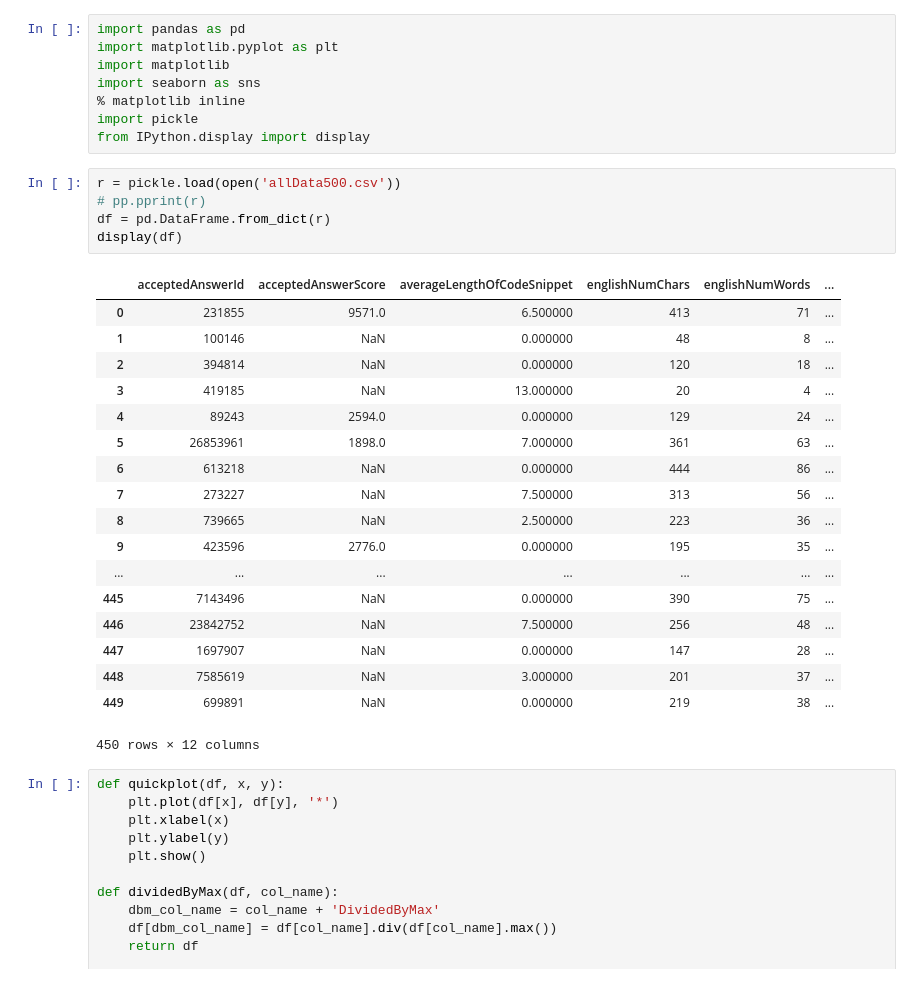
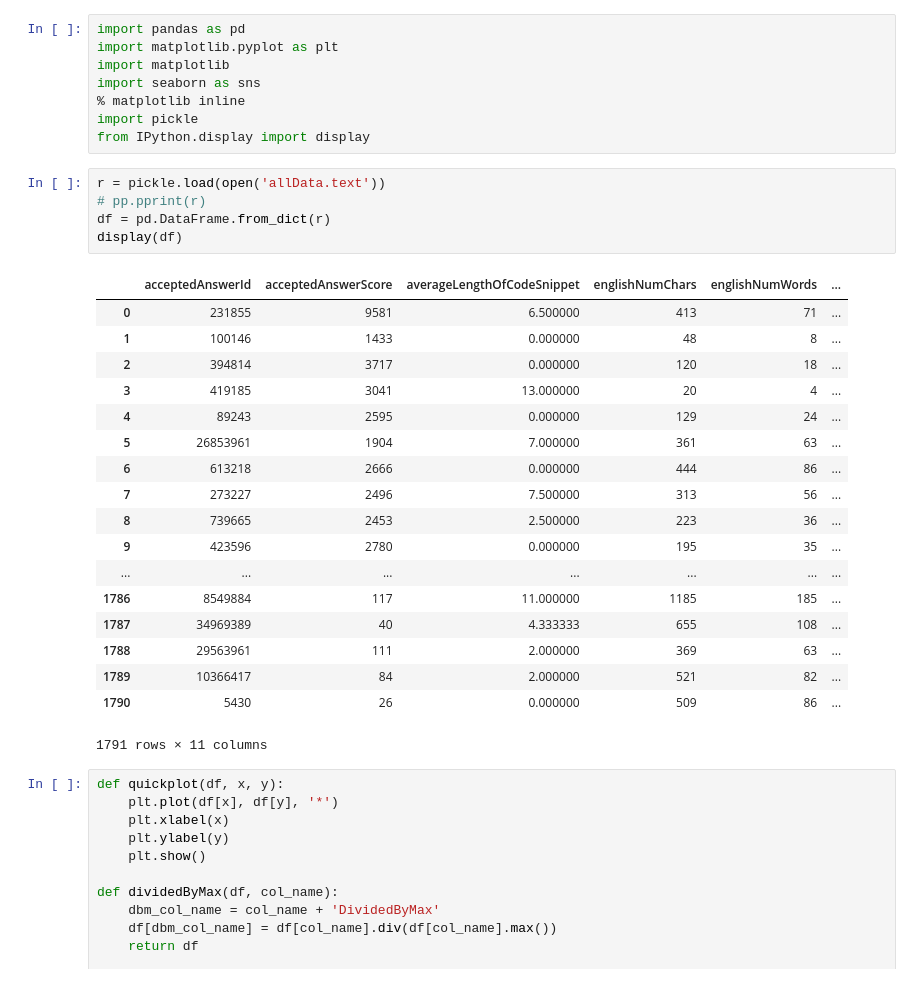
Before and after one commit to gotjennie/stackoverflowquestionanalysis, a Jupyter notebook: W7.ipynb, the cells around one changed output. Saved outputs shown, nothing was run; the diff lists cells and outputs as text.

```diff
--- a/W7.ipynb
+++ b/W7.ipynb
@@ -7,29 +7,29 @@ import seaborn as sns
 import pickle
 from IPython.display import display
 # %%
-r = pickle.load(open('allData500.csv'))
+r = pickle.load(open('allData.text'))
 # pp.pprint(r)
 df = pd.DataFrame.from_dict(r)
 display(df)
 # %% [output]
 |  | acceptedAnswerId | acceptedAnswerScore | averageLengthOfCodeSnippet | englishNumChars | englishNumWords | ... |
-| 0 | 231855 | 9571.0 | 6.500000 | 413 | 71 | ... |
-| 1 | 100146 | NaN | 0.000000 | 48 | 8 | ... |
-| 2 | 394814 | NaN | 0.000000 | 120 | 18 | ... |
-| 3 | 419185 | NaN | 13.000000 | 20 | 4 | ... |
-| 4 | 89243 | 2594.0 | 0.000000 | 129 | 24 | ... |
-| 5 | 26853961 | 1898.0 | 7.000000 | 361 | 63 | ... |
-| 6 | 613218 | NaN | 0.000000 | 444 | 86 | ... |
-| 7 | 273227 | NaN | 7.500000 | 313 | 56 | ... |
-| 8 | 739665 | NaN | 2.500000 | 223 | 36 | ... |
-| 9 | 423596 | 2776.0 | 0.000000 | 195 | 35 | ... |
+| 0 | 231855 | 9581 | 6.500000 | 413 | 71 | ... |
+| 1 | 100146 | 1433 | 0.000000 | 48 | 8 | ... |
+| 2 | 394814 | 3717 | 0.000000 | 120 | 18 | ... |
+| 3 | 419185 | 3041 | 13.000000 | 20 | 4 | ... |
+| 4 | 89243 | 2595 | 0.000000 | 129 | 24 | ... |
+| 5 | 26853961 | 1904 | 7.000000 | 361 | 63 | ... |
+| 6 | 613218 | 2666 | 0.000000 | 444 | 86 | ... |
+| 7 | 273227 | 2496 | 7.500000 | 313 | 56 | ... |
+| 8 | 739665 | 2453 | 2.500000 | 223 | 36 | ... |
+| 9 | 423596 | 2780 | 0.000000 | 195 | 35 | ... |
 | ... | ... | ... | ... | ... | ... | ... |
-| 445 | 7143496 | NaN | 0.000000 | 390 | 75 | ... |
-| 446 | 23842752 | NaN | 7.500000 | 256 | 48 | ... |
-| 447 | 1697907 | NaN | 0.000000 | 147 | 28 | ... |
-| 448 | 7585619 | NaN | 3.000000 | 201 | 37 | ... |
-| 449 | 699891 | NaN | 0.000000 | 219 | 38 | ... |
+| 1786 | 8549884 | 117 | 11.000000 | 1185 | 185 | ... |
+| 1787 | 34969389 | 40 | 4.333333 | 655 | 108 | ... |
+| 1788 | 29563961 | 111 | 2.000000 | 369 | 63 | ... |
+| 1789 | 10366417 | 84 | 2.000000 | 521 | 82 | ... |
+| 1790 | 5430 | 26 | 0.000000 | 509 | 86 | ... |
-450 rows × 12 columns
+1791 rows × 11 columns
 # %%
 def quickplot(df, x, y):
     plt.plot(df[x], df[y], '*')
```
Also changed, not shown: parts of 8 cells of this notebook, 42 other files.
